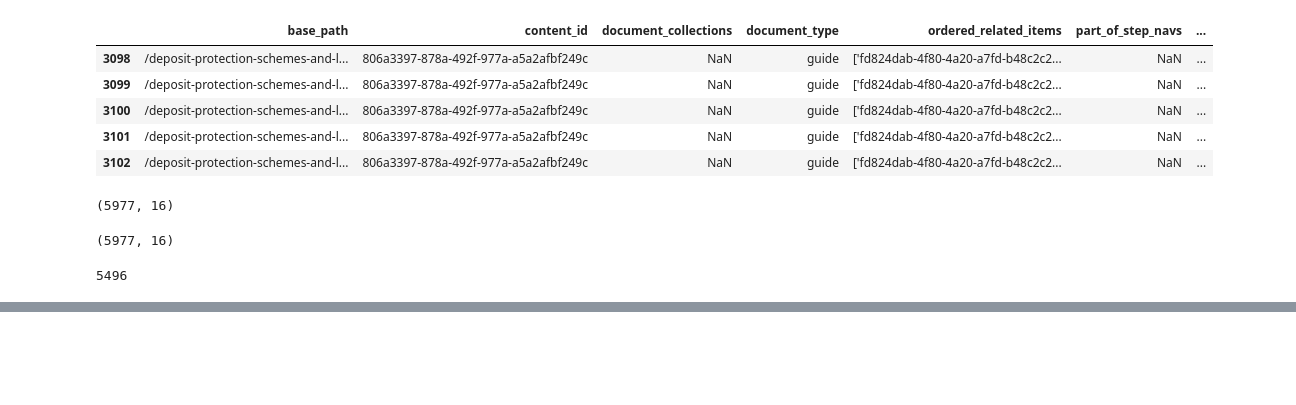
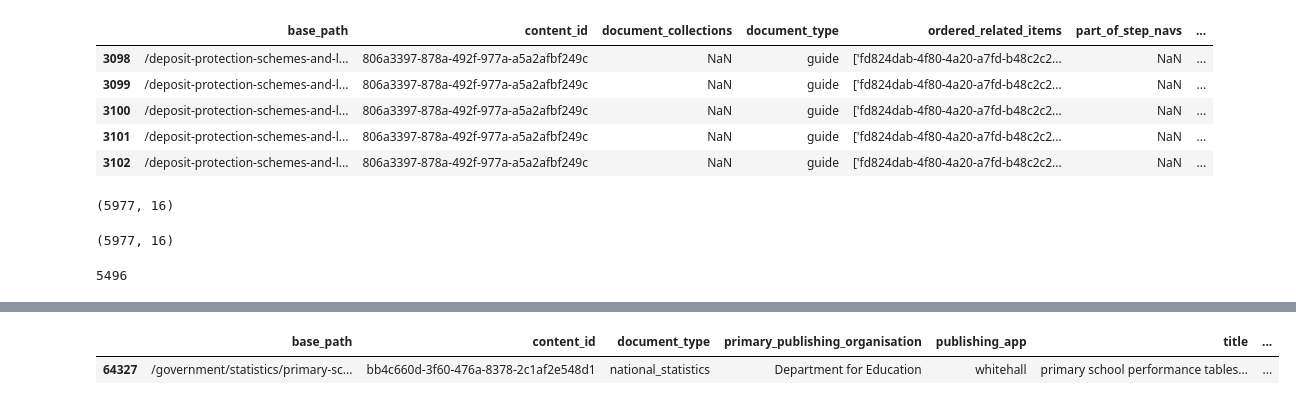
Before and after one commit to alphagov/govuk_ab_analysis, a Jupyter notebook: notebooks/Different links for content IDs.ipynb, the cells around one changed output, grey strips where cells are left out. Drawn from its saved outputs; the diff is of its cells as text; code cells hidden in the pictures; blank space fills up the shorter version.

```diff
--- a/notebooks/Different links for content IDs.ipynb
+++ b/notebooks/Different links for content IDs.ipynb
@@ -64,7 +46,7 @@ dtype: int64
 # %%
 # only select rows that have related links (they have
 # related_mainstream_content, ordered_related_items, or quick_links)
-clean_content_df.query(
+clean_content_rl_df = clean_content_df.copy().query(
     'related_mainstream_content.notnull() or ordered_related_items.notnull()or part_of_step_navs.notnull() or quick_links.notnull()'
-    , inplace=True)
+    )
 # %%
@@ -186,0 +193,5 @@ clean_content_exploded_df.to_csv('/Users/suganyasivaskantharajah/code/govuk_ab_a
+# %%
+clean_content_df[clean_content_df['content_id'] == 'bb4c660d-3f60-476a-8378-2c1af2e548d1']
+# %% [output]
+|  | base_path | content_id | document_type | primary_publishing_organisation | publishing_app | title | ... |
+| 64327 | /government/statistics/primary-sc... | bb4c660d-3f60-476a-8378-2c1af2e548d1 | national_statistics | Department for Education | whitehall | primary school performance tables... | ... |
```
Also changed, not shown: parts of 14 cells of this notebook, 2 other files.
